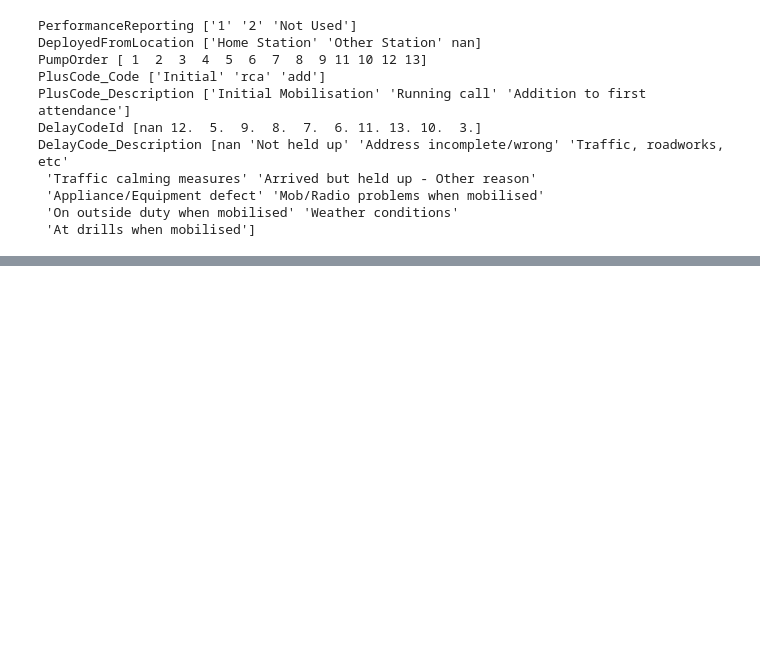
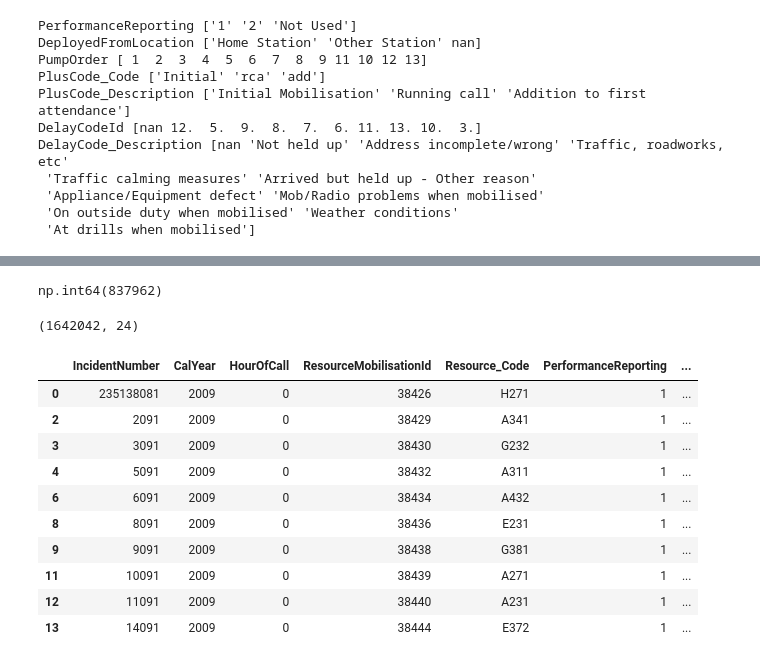
Before and after one commit to ymag-creator/datascientist-project, a Jupyter notebook: notebooks/Explore Mobilisations.ipynb, the cells around one changed output, grey strips where cells are left out. Saved outputs shown, nothing was run; the diff lists cells and outputs as text; code cells hidden in the pictures; blank space fills up the shorter version.

```diff
--- a/notebooks/Explore Mobilisations.ipynb
+++ b/notebooks/Explore Mobilisations.ipynb
@@ -216,0 +333,21 @@ DelayCode_Description [nan 'Not held up' 'Address incomplete/wrong' 'Traffic, ro
+# %%
+df.IncidentNumber.duplicated().sum()
+# %% [output]
+np.int64(837962)
+# %%
+df_final = df.drop_duplicates(subset=["IncidentNumber"], keep="first")
+print(df_final.shape)
+display(df_final.head(10))
+# %% [output]
+(1642042, 24)
+|  | IncidentNumber | CalYear | HourOfCall | ResourceMobilisationId | Resource_Code | PerformanceReporting | ... |
+| 0 | 235138081 | 2009 | 0 | 38426 | H271 | 1 | ... |
+| 2 | 2091 | 2009 | 0 | 38429 | A341 | 1 | ... |
+| 3 | 3091 | 2009 | 0 | 38430 | G232 | 1 | ... |
+| 4 | 5091 | 2009 | 0 | 38432 | A311 | 1 | ... |
+| 6 | 6091 | 2009 | 0 | 38434 | A432 | 1 | ... |
+| 8 | 8091 | 2009 | 0 | 38436 | E231 | 1 | ... |
+| 9 | 9091 | 2009 | 0 | 38438 | G381 | 1 | ... |
+| 11 | 10091 | 2009 | 0 | 38439 | A271 | 1 | ... |
+| 12 | 11091 | 2009 | 0 | 38440 | A231 | 1 | ... |
+| 13 | 14091 | 2009 | 0 | 38444 | E372 | 1 | ... |
```
Also changed, not shown: parts of 3 cells of this notebook, 1 other file.
